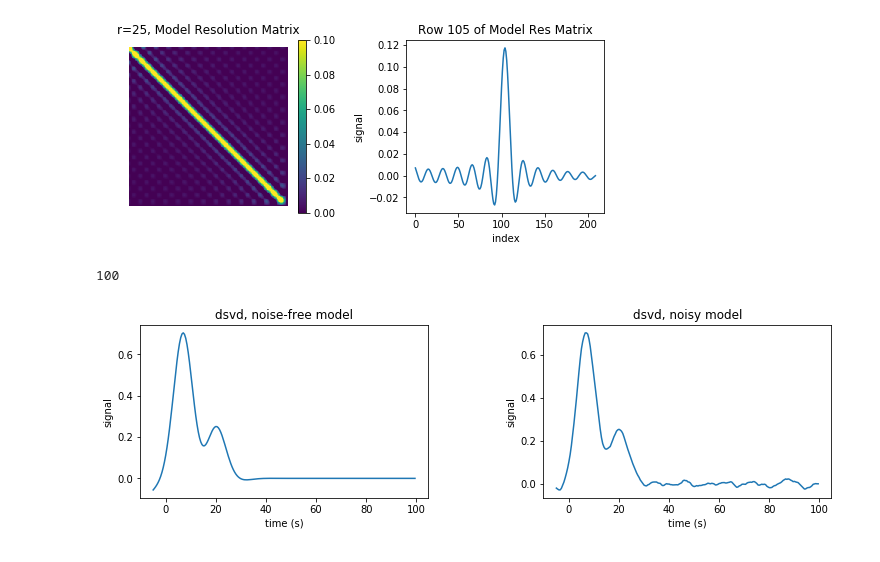
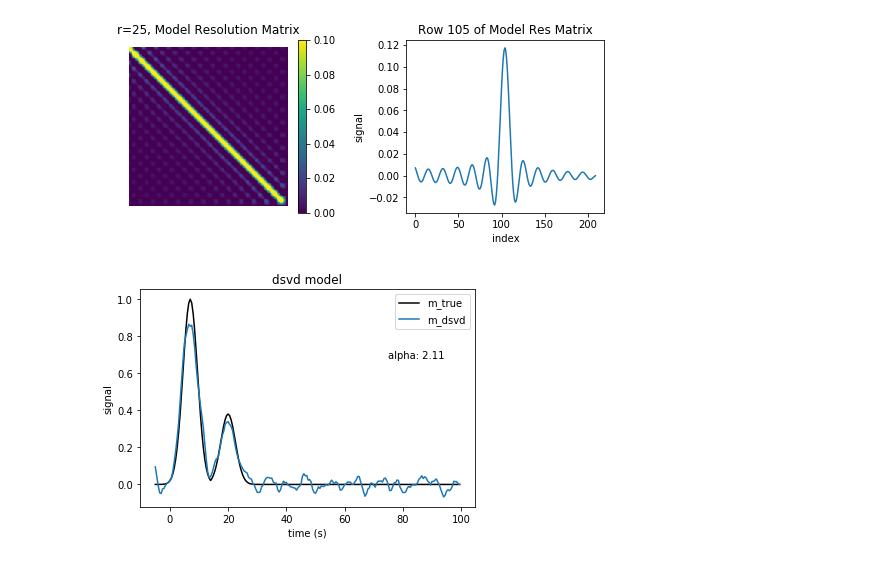
Before and after one commit to paulaburgi/InverseMethods, a Jupyter notebook: Midterm 1 - Prob 1.ipynb, the cells around one changed output. Saved outputs shown, nothing was run; the diff lists cells and outputs as text; code cells hidden in the pictures.

```diff
--- a/Midterm 1 - Prob 1.ipynb
+++ b/Midterm 1 - Prob 1.ipynb
@@ -43,8 +43,8 @@ dnf    = np.dot(G,mt)
 
 # Generate noisy data s.t. sigma=1% of peak measurement
 np.random.seed(0)
-dmax  = max(dnf)*0.01
-dn    = dnf+np.random.normal(0.0,dmax,n)
+std  = max(dnf)*0.01
+dn    = dnf+np.random.normal(0.0,std,n)
 
 # plot
 ax=plt.subplot(131)
@@ -185,34 +185,38 @@ plt.show()
 # %%
 #### part f
 # Dampened SVD
 sp2  = sp**2
 
-a =   np.arange(0, 10, 0.1)
-an = a.shape[0]
+ai = np.arange(0, 10, 0.01)
+an = ai.shape[0]
 
-for i in range(a):
-    a2    = a[i]**2
-    Fd1  = (sp2/(sp2+a2))
-    Fd2  = np.eye(p,p)
-    Fd   = Fd2*Fd1
-    Gt_dsvd      = np.dot(np.dot(vp,np.dot(Fd,smi)), up.T)
-    mest_nf_dsvd = np.dot(Gt_dsvd, dnf)
-    mest_n_dsvd  = np.dot(Gt_dsvd, dn)
+rms  = np.zeros(an)
+for i in range(an):
+    a2       = ai[i]**2
+    Fd1      = (sp2/(sp2+a2))
+    Fd2      = np.eye(p,p)
+    Fd       = Fd2*Fd1
+    Gt_dsvd  = np.dot(np.dot(vp,np.dot(Fd,smi)), up.T)
+    mi       = np.dot(Gt_dsvd, dn)
+    rms[i]   = np.sqrt((np.sum((mi-mt)**2)/n))
+
+rmsmin    = np.argmin(rms)
+a         = ai[rmsmin]
+Fd1       = (sp2/(sp2+(a**2)))
+Fd2       = np.eye(p,p)
+Fd        = Fd2*Fd1
+Gt_dsvd   = np.dot(np.dot(vp,np.dot(Fd,smi)), up.T)
+mest_dsvd = np.dot(Gt_dsvd, dn)
 
 # plot
-ax=plt.subplot(121)
-plt.subplots_adjust(left=0.4, bottom=0.4, right=2, top=1.0, hspace=0.4, wspace=0.4)
-plt.plot(t,mest_nf_dsvd)
+ax=plt.subplot(111)
+plt.plot(t, mt, color='black')
+plt.plot(t,mest_dsvd)
 ax.set_xlabel("time (s)")
 ax.set_ylabel("signal")
-plt.title('dsvd, noise-free model')
-
-ax=plt.subplot(122)
-plt.plot(t,mest_n_dsvd)
-ax.set_xlabel("time (s)")
-ax.set_ylabel("signal")
-plt.title('dsvd, noisy model')
+plt.title('dsvd model')
+plt.annotate('alpha: '+str(a),(75,.68))
+plt.legend(('m_true', 'm_dsvd'))
 plt.show()
 # %% [output]
-100
-[figure, old version]
+[figure, new version]
```
Also changed, not shown: parts of 3 cells of this notebook.
